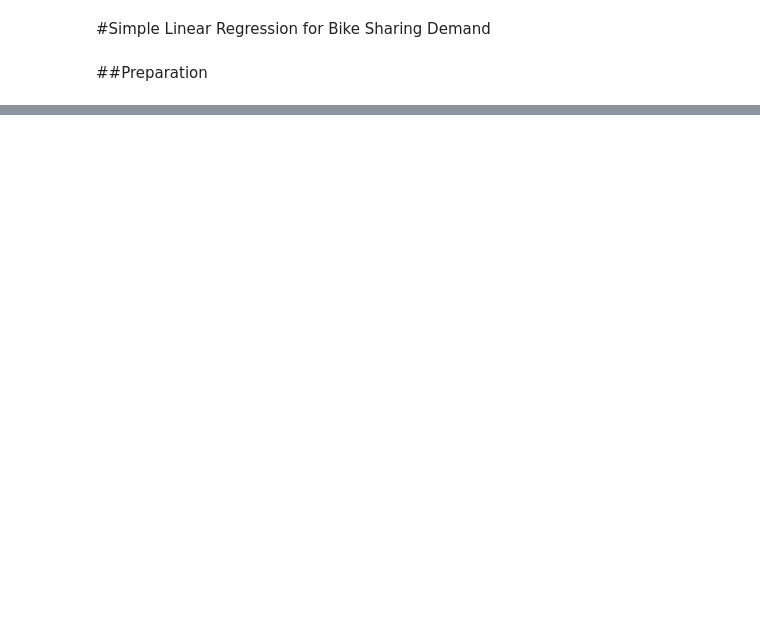
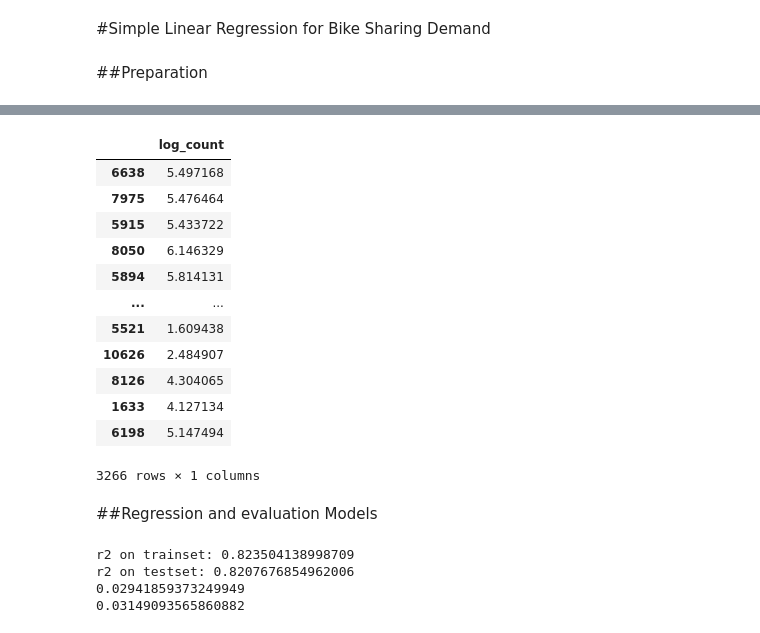
Before and after one commit to Auraachn/Bike-Sharing-Demand, a Jupyter notebook: Simple_Linear_Regression_BSD.ipynb, the cells around one changed output, grey strips where cells are left out. Cells and saved outputs as stored; diff of their text form; code cells hidden in the pictures; blank space fills up the shorter version.

```diff
--- a/Simple_Linear_Regression_BSD.ipynb
+++ b/Simple_Linear_Regression_BSD.ipynb
@@ -194,0 +160,18 @@ r2 on testset  : 0.8190738453388956
+# %%
+y_validate
+# %% [output]
+|  | log_count |
+| 6638 | 5.497168 |
+| 7975 | 5.476464 |
+| 5915 | 5.433722 |
+| 8050 | 6.146329 |
+| 5894 | 5.814131 |
+| ... | ... |
+| 5521 | 1.609438 |
+| 10626 | 2.484907 |
+| 8126 | 4.304065 |
+| 1633 | 4.127134 |
+| 6198 | 5.147494 |
+3266 rows × 1 columns
+# %% [markdown]
+##Regression and evaluation Models
@@ -194,0 +182,19 @@ r2 on testset  : 0.8190738453388956
+# %%
+linear_regression = LinearRegression()
+linear_regression.fit(x_train, y_train)
+y_train_predict = linear_regression.predict(x_train)
+y_validate_predict = linear_regression.predict(x_validate)
+r2_train = r2_score(y_train, y_train_predict)
+r2_vali = r2_score(y_validate, y_validate_predict)
+print("r2 on trainset:",r2_train)
+print("r2 on testset:",r2_vali)
+
+train_msle = mean_squared_log_error(y_train, y_train_predict)
+vali_msle = mean_squared_log_error(y_validate, y_validate_predict)
+print(train_msle)
+print(vali_msle)
+# %% [output]
+r2 on trainset: 0.823504138998709
+r2 on testset: 0.8207676854962006
+0.02941859373249949
+0.03149093565860882
```
Also changed, not shown: parts of 73 cells of this notebook.
